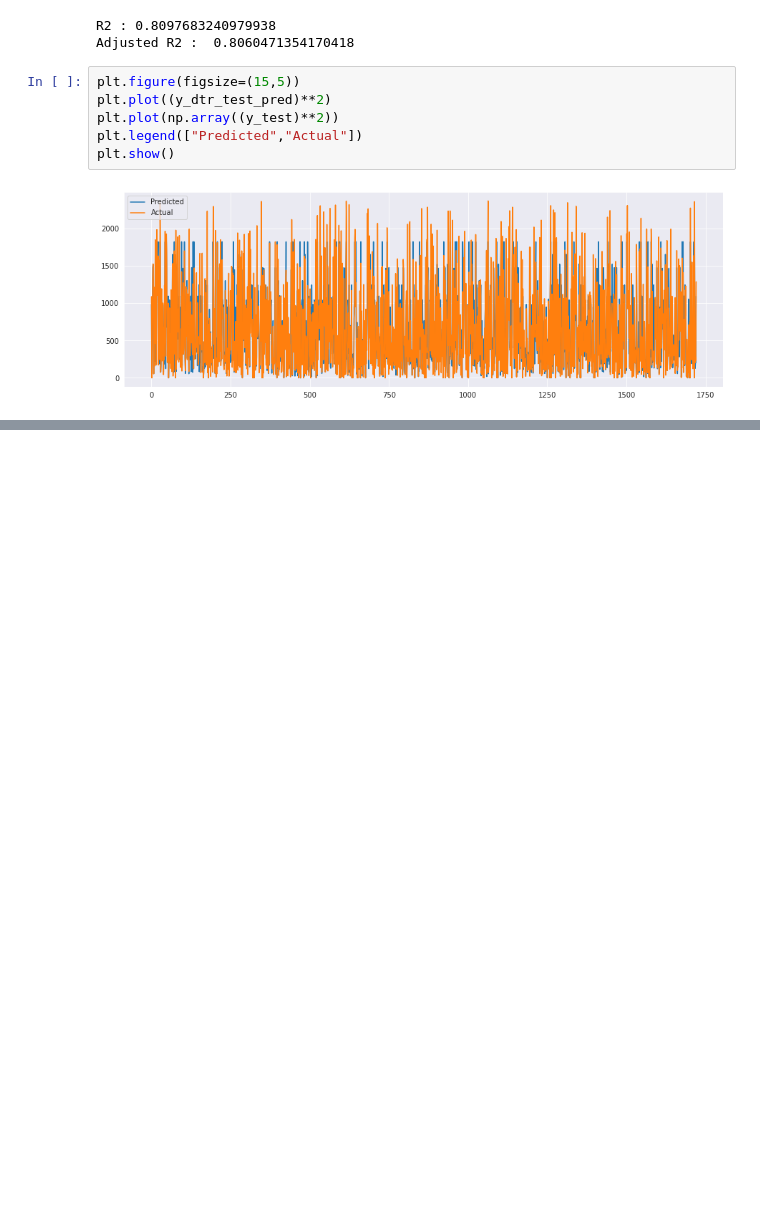
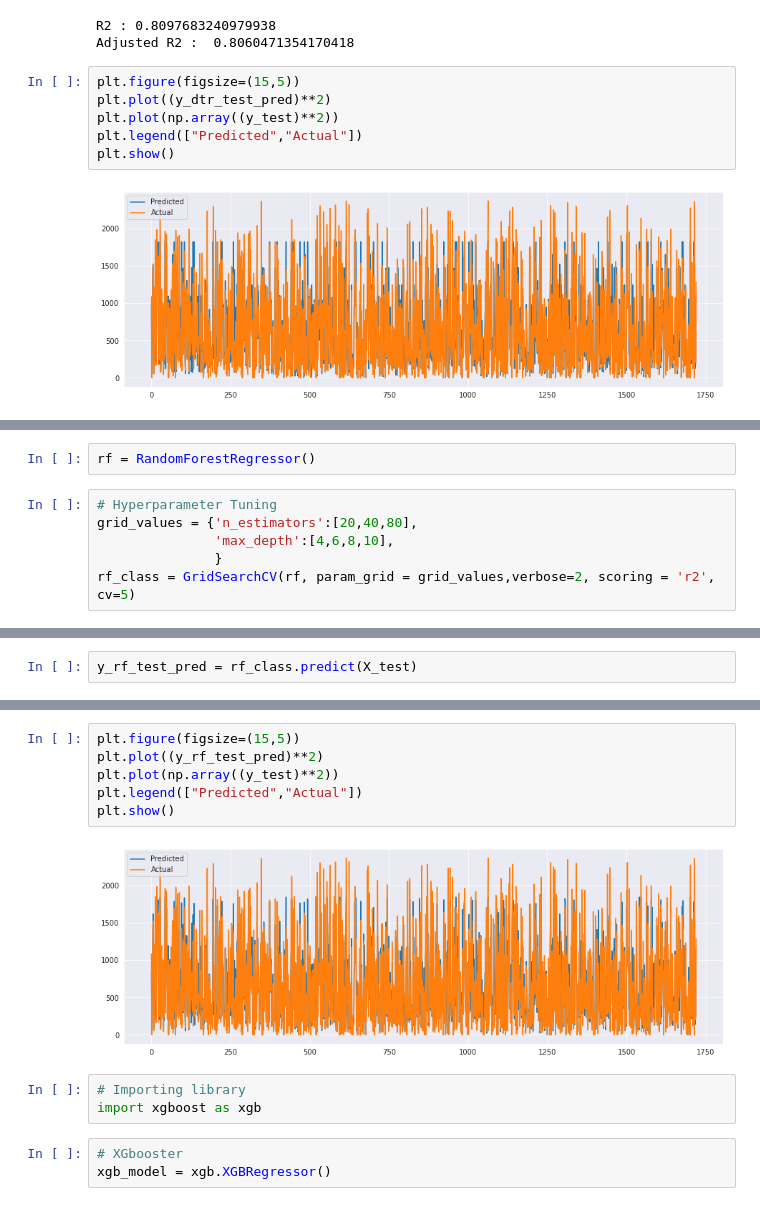
Before and after one commit to aloksingh43/Bike_sharing_demand_prediction, a Jupyter notebook: Bike_sharing_demand_prediction.ipynb, the cells around one changed output, grey strips where cells are left out. Cells and saved outputs as stored; diff of their text form; blank space fills up the shorter version.

```diff
--- a/Bike_sharing_demand_prediction.ipynb
+++ b/Bike_sharing_demand_prediction.ipynb
@@ -1017,0 +1038,8 @@ plt.show()
+# %%
+rf = RandomForestRegressor()
+# %%
+# Hyperparameter Tuning
+grid_values = {'n_estimators':[20,40,80],
+               'max_depth':[4,6,8,10],
+               }
+rf_class = GridSearchCV(rf, param_grid = grid_values,verbose=2, scoring = 'r2', cv=5)
@@ -1017,0 +1079,2 @@ plt.show()
+# %%
+y_rf_test_pred = rf_class.predict(X_test)
@@ -1017,0 +1097,14 @@ plt.show()
+# %%
+plt.figure(figsize=(15,5))
+plt.plot((y_rf_test_pred)**2)
+plt.plot(np.array((y_test)**2))
+plt.legend(["Predicted","Actual"])
+plt.show()
+# %% [output]
+[figure, added]
+# %%
+# Importing library
+import xgboost as xgb
+# %%
+# XGbooster
+xgb_model = xgb.XGBRegressor()
```
Also changed, not shown: parts of 14 cells of this notebook.
